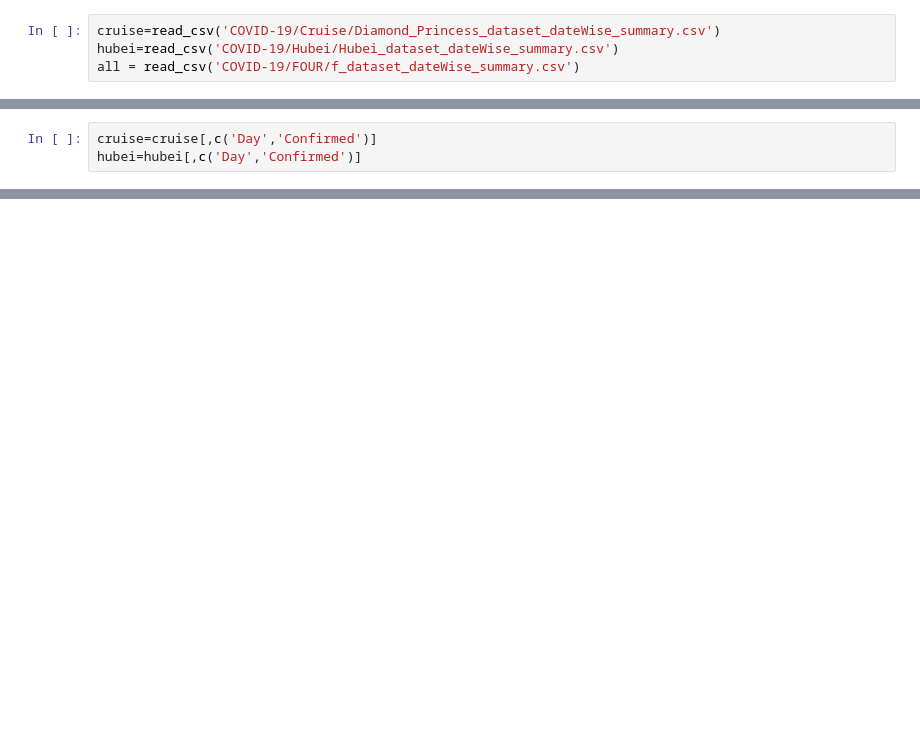
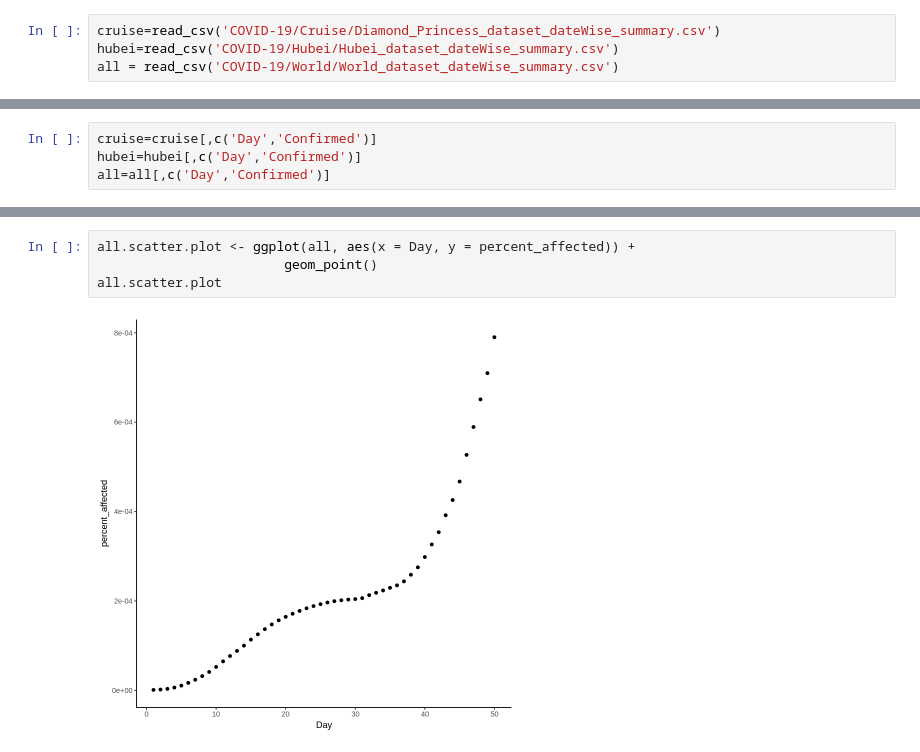
Before and after one commit to ravi-prakash1907/A-tracking-of-COVID-19, a Jupyter notebook: COVID-19/ready_to_use/Infection Rate in R.ipynb, the cells around one changed output, grey strips where cells are left out. Saved outputs shown, nothing was run; the diff lists cells and outputs as text; blank space fills up the shorter version.

```diff
--- a/COVID-19/ready_to_use/Infection Rate in R.ipynb
+++ b/COVID-19/ready_to_use/Infection Rate in R.ipynb
@@ -4,7 +10,7 @@ library(ggplot2)
 # %%
 cruise=read_csv('COVID-19/Cruise/Diamond_Princess_dataset_dateWise_summary.csv')
 hubei=read_csv('COVID-19/Hubei/Hubei_dataset_dateWise_summary.csv')
-all = read_csv('COVID-19/FOUR/f_dataset_dateWise_summary.csv')
+all = read_csv('COVID-19/World/World_dataset_dateWise_summary.csv')
 # %% [output]
 Parsed with column specification:
 cols(
@@ -52,4 +58,5 @@ colnames(hubei)
 # %%
 cruise=cruise[,c('Day','Confirmed')]
 hubei=hubei[,c('Day','Confirmed')]
+all=all[,c('Day','Confirmed')]
 # %%
@@ -95,0 +106,6 @@ hubei$Day
+# %%
+all.scatter.plot <- ggplot(all, aes(x = Day, y = percent_affected)) +
+                        geom_point()
+all.scatter.plot
+# %% [output]
+[figure, added]
```
Also changed, not shown: parts of 40 cells of this notebook, 1 other file.
